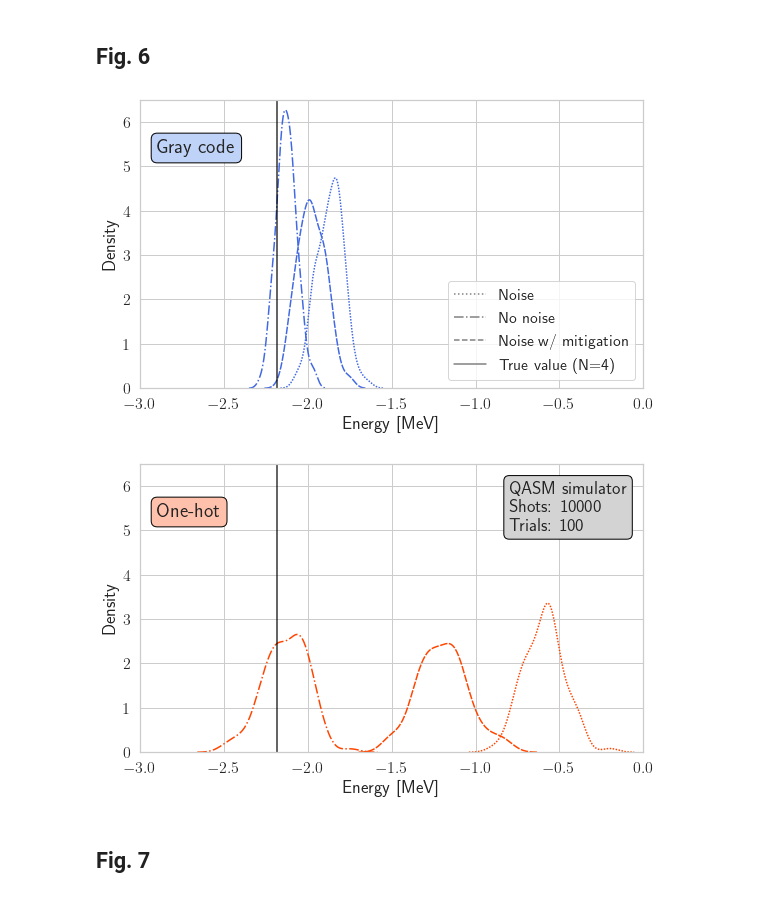
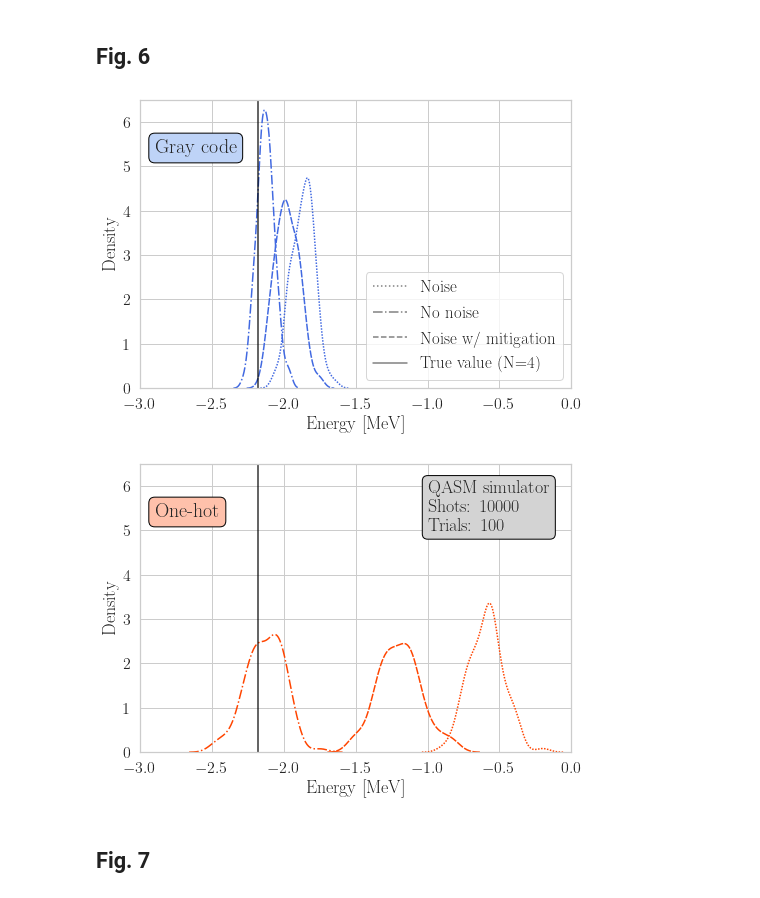
Before and after one commit to glassnotes/GrayCode-QubitEncoding, a Jupyter notebook: notebooks/paper-figures.ipynb, the cells around one changed output. Drawn from its saved outputs; the diff is of its cells as text; code cells hidden in the pictures.

```diff
--- a/notebooks/paper-figures.ipynb
+++ b/notebooks/paper-figures.ipynb
@@ -41,12 +41,13 @@ import matplotlib.lines as mlines
 from mpl_toolkits.axes_grid1.inset_locator import inset_axes
 
 import seaborn as sns
-sns.set_theme(style='whitegrid',font='sans-serif', rc={'text.usetex' : True})
+sns.set_theme(style='whitegrid',font='serif', rc={'text.usetex' : True})
 # %%
 ## Global sizes for labels on plots
 xtick_size=16
 ytick_size=16
-legend_fontsize=18
+legend_fontsize=17
+encoding_size = 20
 textsize=18
 
 # Basis states for the two systems
@@ -213,7 +217,8 @@ for key, grp in noise_free_data.groupby(['sim_type', 'enc_type']):
     if key[0] == 'Statevector':
         continue
 
-    plt.figure(figsize=(6.5, 4))
+    #plt.figure(figsize=(6.5, 4))
+    plt.figure(figsize=(7,5))
 
     count = 0
     for nstates, state_group in grp.groupby(['n_states']):
@@ -226,10 +231,10 @@ for key, grp in noise_free_data.groupby(['sim_type', 'enc_type']):
 #         plt.text(-2.93,6.2,"QASM simulator\n Shots: 10000",fontsize=textsize,bbox=properties)
 
     properties=dict(boxstyle='round',edgecolor="black",facecolor=background_colors[key[1]], alpha=1.0)
-    plt.text(-2.9,5.3,f"{key[1]}",fontsize=20,bbox=properties)
+    plt.text(-2.9,5.3,f"{key[1]}",fontsize=encoding_size,bbox=properties)
 
 
-    plt.legend(fontsize=textsize)
+    plt.legend(fontsize=legend_fontsize)
 
     plt.xlabel("Energy [MeV]", fontsize=textsize)
     plt.ylabel("Density", fontsize=textsize)
@@ -328,7 +333,7 @@ selection_criteria = (noisy_data["n_states"] == 4)
 selection_criteria &= ((noisy_data["device"] == "vigo") | (noisy_data["device"] == "no_device"))
 for key, grp in noisy_data[selection_criteria].groupby("enc_type"):
 
-    fig, ax = plt.subplots(figsize=(8, 5))
+    fig, ax = plt.subplots(figsize=(7, 5))
 
 
     for mit_key, mit_grp in grp.groupby(["meas_mit", "layout", "device"]):
@@ -361,38 +366,38 @@ for key, grp in noisy_data[selection_criteria].groupby("enc_type"):
         m1 = mlines.Line2D([], [], color="grey", ls=":")
         m2 = mlines.Line2D([], [], color="grey", ls="--")
         m3 = mlines.Line2D([], [], color="grey", ls="-.")
         m4 = mlines.Line2D([], [], color="grey", ls="-")
         ax.legend(
             (m1, m3, m2, m4),
             ("Noise", "No noise", "Noise w/ mitigation", "True value (N=4)"),
-            fontsize=16,
+            fontsize=legend_fontsize,
             loc="lower right",
         )
     if key == "One-hot":
         properties=dict(boxstyle='round', edgecolor="black",facecolor='lightgray', alpha=1.0)
-        plt.text(-0.8,5,"QASM simulator\n Shots: 10000\n Trials: 100",fontsize=textsize,bbox=properties)
+        plt.text(-1.,5,"QASM simulator\n Shots: 10000\n Trials: 100",fontsize=textsize,bbox=properties)
 
     properties=dict(boxstyle='round',edgecolor="black",facecolor=background_colors[key], alpha=1.0)
-    plt.text(-2.9,5.3,f"{key}",fontsize=20,bbox=properties)
+    plt.text(-2.9,5.3,f"{key}",fontsize=encoding_size,bbox=properties)
 
     ax.set_ylabel("Density", fontsize=textsize)
     ax.set_xlabel("Energy [MeV]", fontsize=textsize)
     ax.set_xlim(-3, 0)
     plt.ylim(0, 6.5)
     # ax.set_xticks(fontsize=16)
     # ax.set_yticks(fontsize=16)
     ax.tick_params(labelsize=xtick_size)
 
 #     title_string = f"{key} encoding"
 #     ax.set_title(title_string, fontsize=20)
 
     fig.tight_layout()
     tag="gray-code" if key == "Gray code" else "one-hot"
     plt.savefig(f"../paper-figures/fig6-{tag}.pdf")
     plt.show()
 # %% [output]
-[figure, old version]
+[figure, new version]
-[figure, old version]
+[figure, new version]
 # %% [markdown]
 ## Fig. 7
 # %%
```
Also changed, not shown: parts of 13 cells of this notebook.
